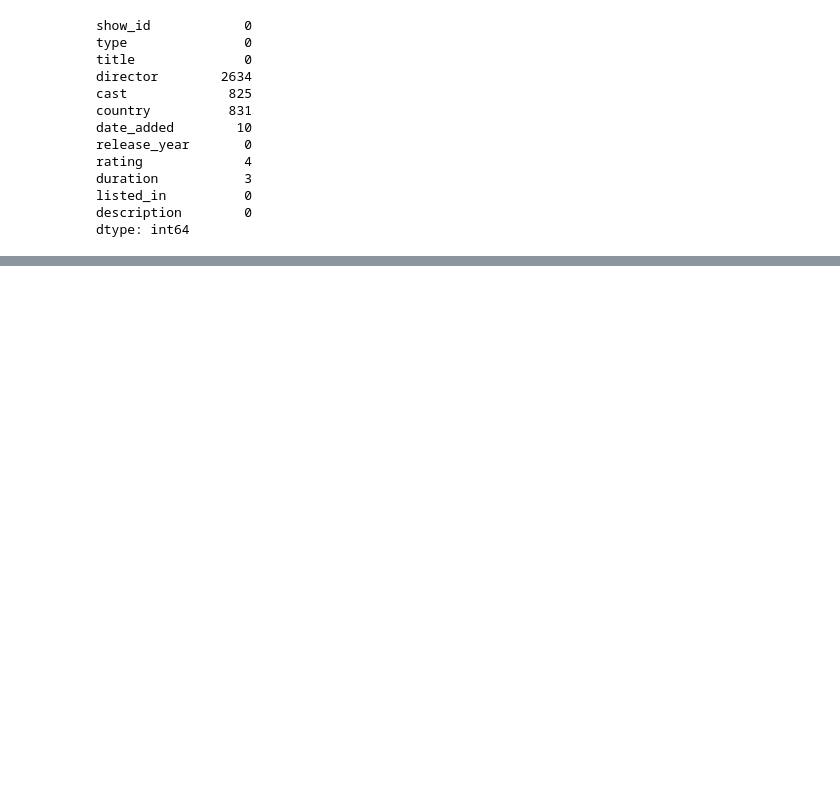
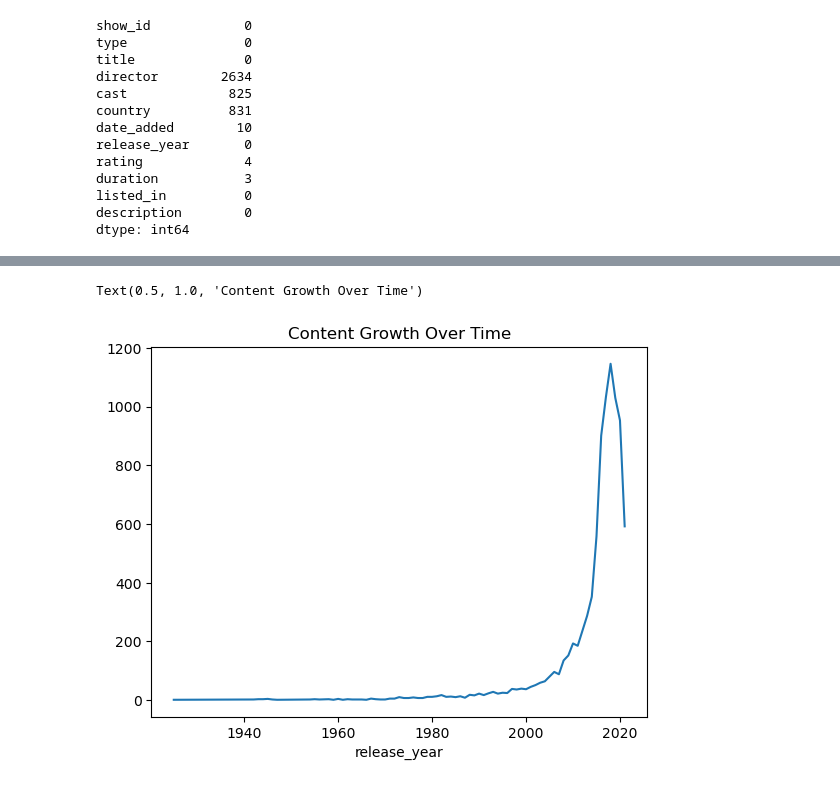
Before and after one commit to akshat316-12/eda-project, a Jupyter notebook: notebooks/eda_analysis.ipynb, the cells around one changed output, grey strips where cells are left out. Saved outputs shown, nothing was run; the diff lists cells and outputs as text; code cells hidden in the pictures; blank space fills up the shorter version.

```diff
--- a/notebooks/eda_analysis.ipynb
+++ b/notebooks/eda_analysis.ipynb
@@ -53,0 +150,7 @@ dtype: int64
+# %%
+df['release_year'].value_counts().sort_index().plot()
+
+plt.title("Content Growth Over Time")
+# %% [output]
+Text(0.5, 1.0, 'Content Growth Over Time')
+[figure, added]
```
Also changed, not shown: parts of 24 cells of this notebook, 6 other files.
